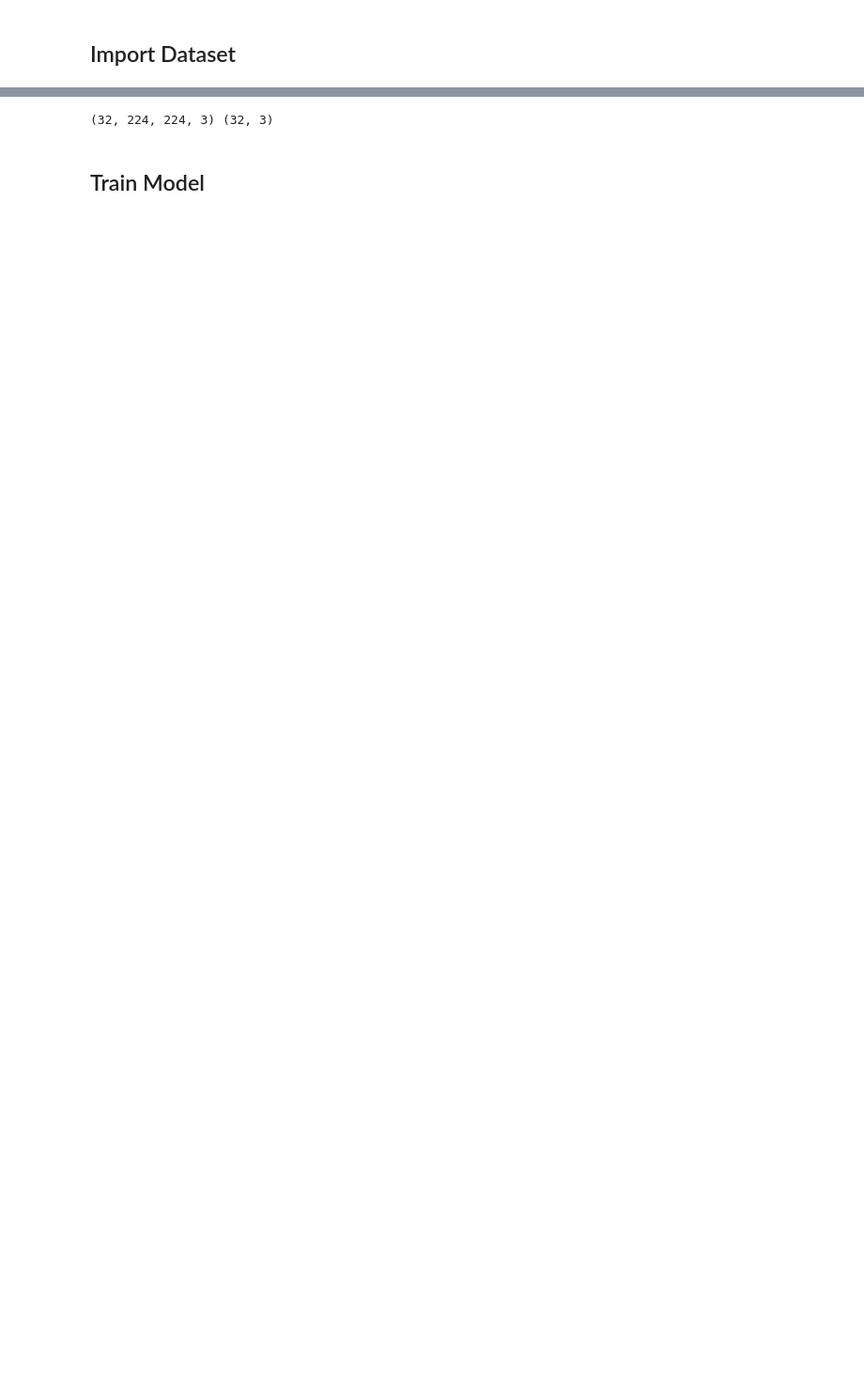
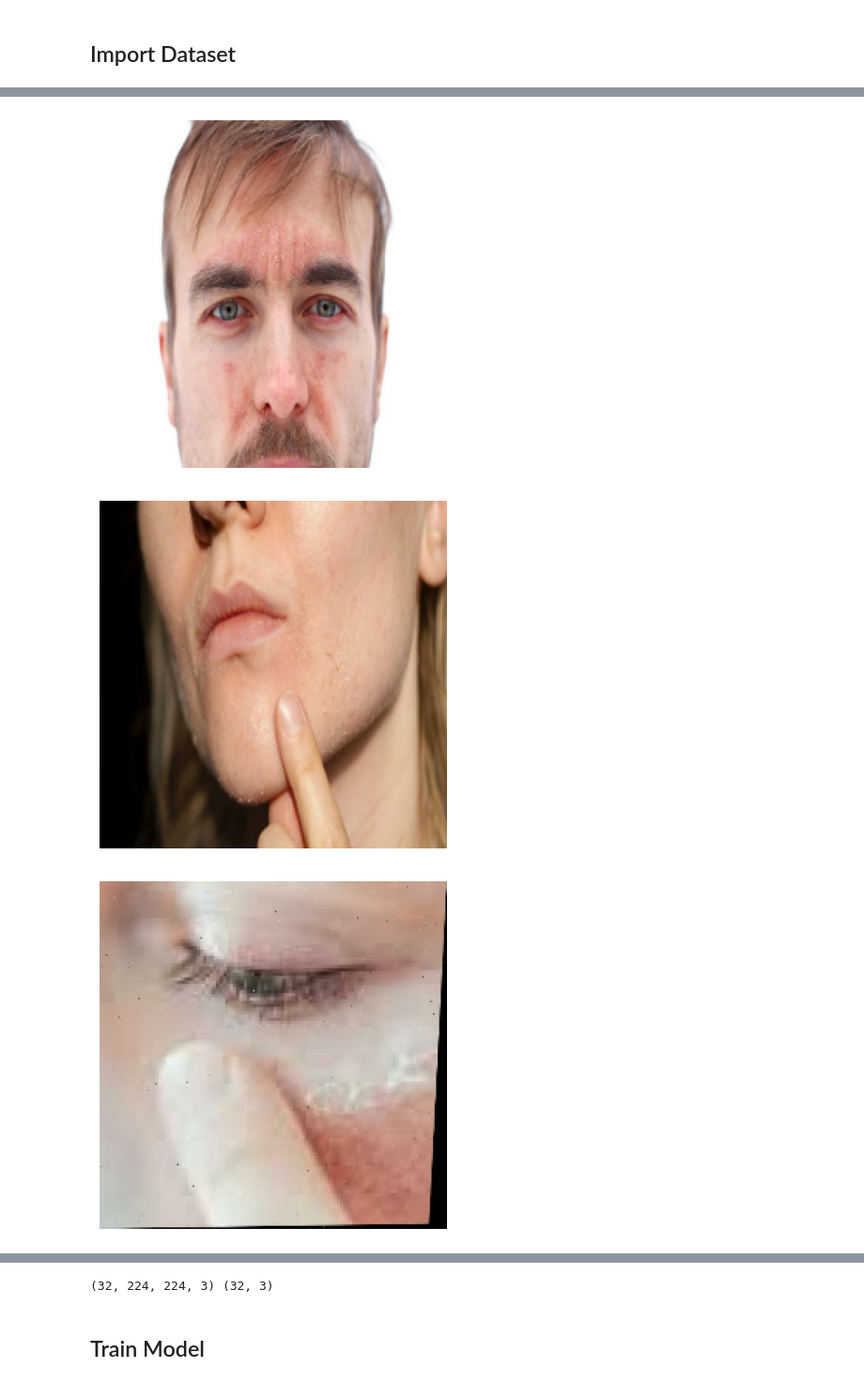
Before and after one commit to Bangkit-C242-PS177/ML, a Jupyter notebook: skin_type.ipynb, the cells around one changed output, grey strips where cells are left out. Shown at 94% size. Drawn from its saved outputs; the diff is of its cells as text; code cells hidden in the pictures; blank space fills up the shorter version.

```diff
--- a/skin_type.ipynb
+++ b/skin_type.ipynb
@@ -118,21 +147,25 @@ WARNING:absl:You use TensorFlow DType <dtype: 'float32'> in tfds.features This w
 # %%
-# import matplotlib.pyplot as plt
-# import tensorflow as tf
+import matplotlib.pyplot as plt
+import tensorflow as tf
 
-# # Fungsi untuk menampilkan gambar
-# def show_image(image):
-#     # Konversi gambar tensor ke numpy array dan tampilkan dengan matplotlib
-#     image = image.numpy()  # Ubah tensor menjadi numpy array
-#     plt.imshow(image)
-#     plt.axis('off')  # Nonaktifkan axis
-#     plt.show()
+# Fungsi untuk menampilkan gambar
+def show_image(image):
+    # Konversi gambar tensor ke numpy array dan tampilkan dengan matplotlib
+    image = image.numpy()  # Ubah tensor menjadi numpy array
+    plt.imshow(image)
+    plt.axis('off')  # Nonaktifkan axis
+    plt.show()
 
-# # Fungsi untuk menampilkan beberapa gambar
-# def show_images_from_dataset(dataset, num_images=5):
-#     for i, data in enumerate(dataset.take(num_images)):  # Ambil beberapa gambar pertama dari dataset
-#         image = data['image']
-#         # Tampilkan gambar
-#         show_image(image)
+# Fungsi untuk menampilkan beberapa gambar
+def show_images_from_dataset(dataset, num_images=5):
+    for i, data in enumerate(dataset.take(num_images)):  # Ambil beberapa gambar pertama dari dataset
+        image = data['image']
+        # Tampilkan gambar
+        show_image(image)
 
-# # Menampilkan gambar pertama dari ds_train
-# show_images_from_dataset(ds_train, num_images=5)
+# Menampilkan gambar pertama dari ds_train
+show_images_from_dataset(ds_train, num_images=5)
+# %% [output]
+[figure, added]
+[figure, added]
+[figure, added]
```
Also changed, not shown: parts of 24 cells of this notebook, 4 other files.
